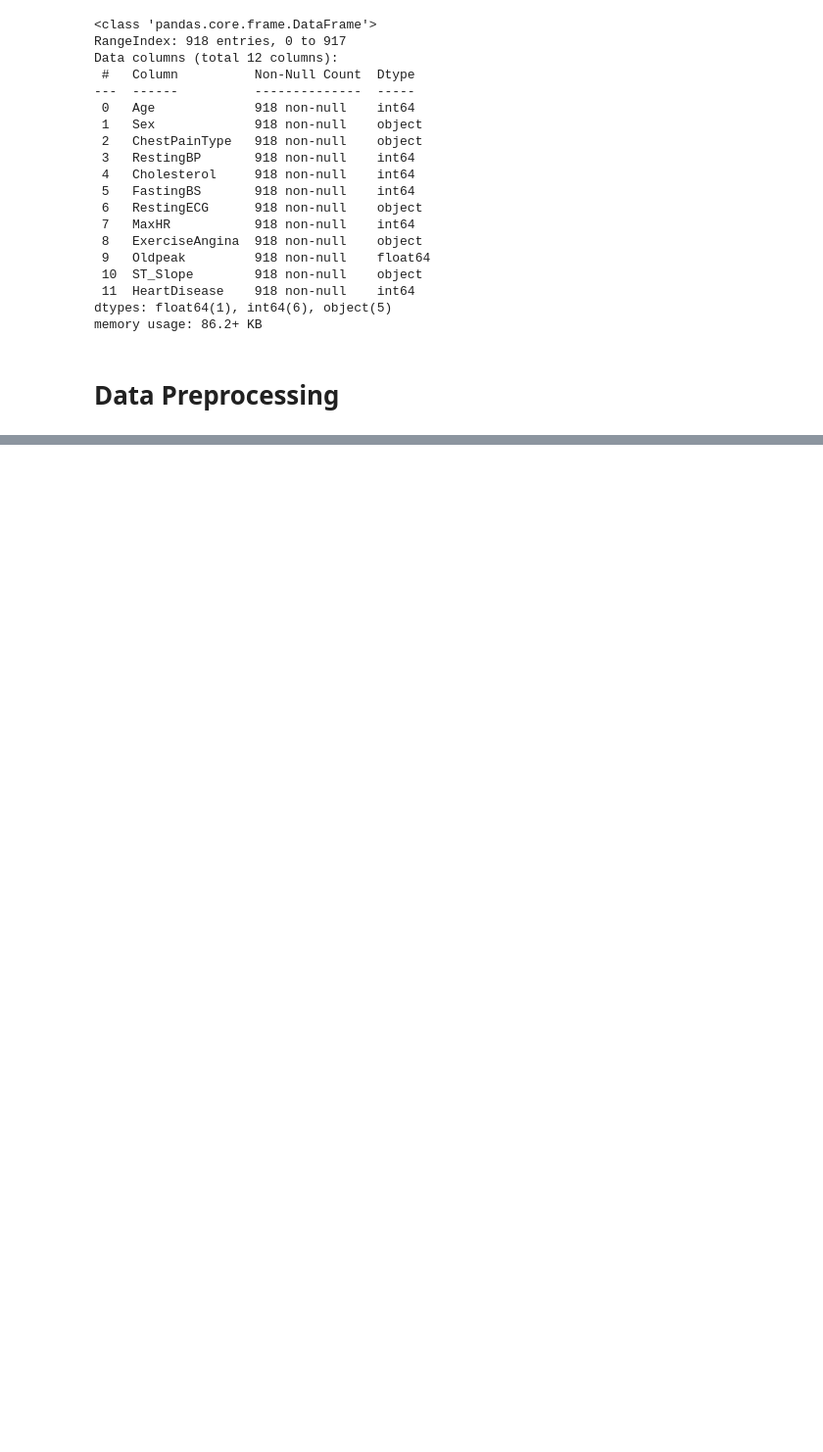
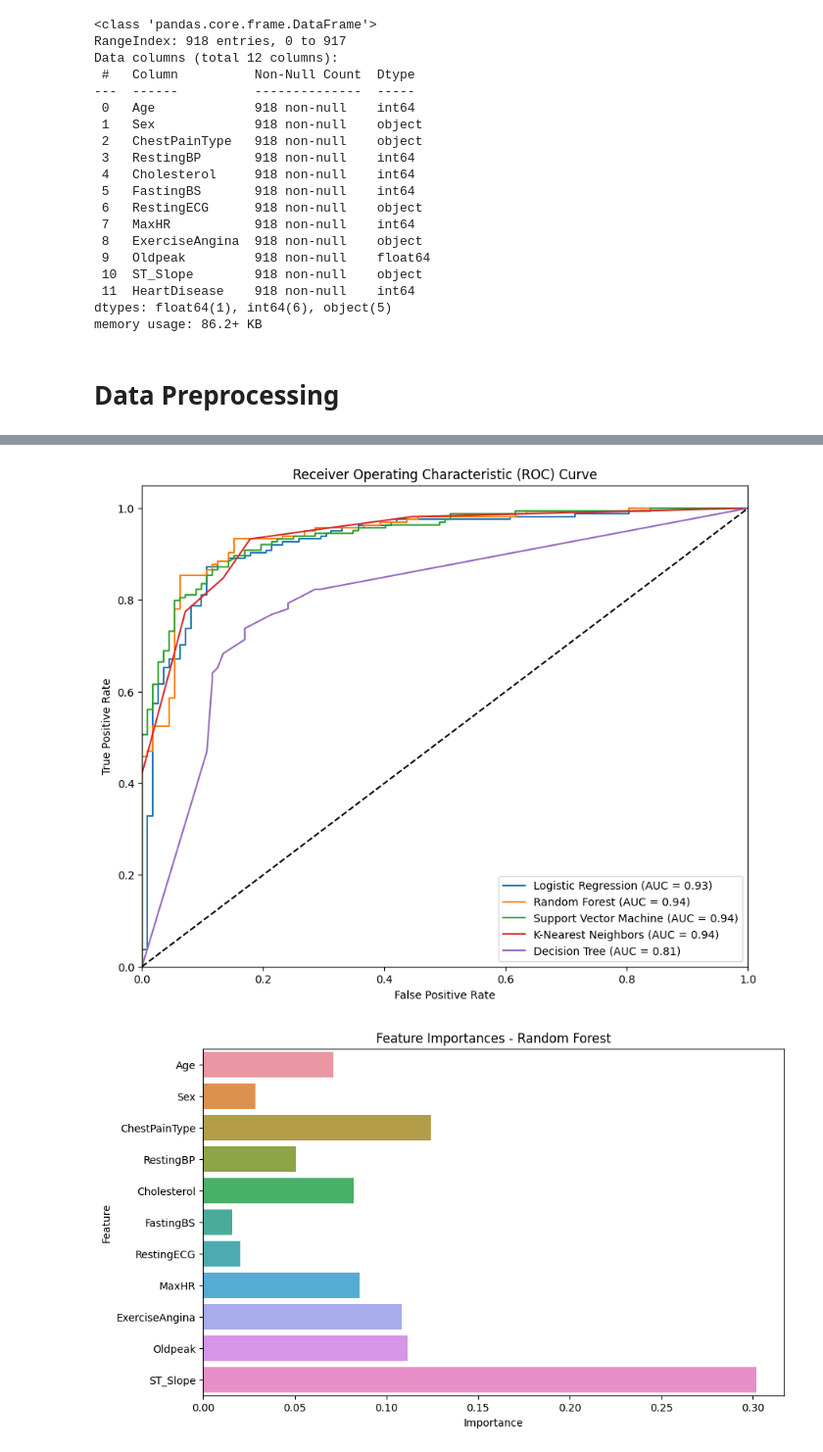
Before and after one commit to pranav-k-jha/kaggle-notebooks, a Jupyter notebook: early-detection-of-heart-attack.ipynb, the cells around one changed output, grey strips where cells are left out. Shown at 98% size. Cells and saved outputs as stored; diff of their text form; code cells hidden in the pictures; blank space fills up the shorter version.

```diff
--- a/early-detection-of-heart-attack.ipynb
+++ b/early-detection-of-heart-attack.ipynb
@@ -120,3 +118,0 @@ X_test = scaler.transform(X_test)
-# %%
-model = LogisticRegression()
-model.fit(X_train, y_train)
@@ -245,17 +118,0 @@ plt.show()
-# %%
-from sklearn.metrics import roc_curve, roc_auc_score
-
-y_prob = model.predict_proba(X_test)[:, 1]
-fpr, tpr, thresholds = roc_curve(y_test, y_prob)
-roc_auc = roc_auc_score(y_test, y_prob)
-
-plt.figure(figsize=(8, 6))
-plt.plot(fpr, tpr, color='darkorange', lw=2, label='ROC curve (area = %0.2f)' % roc_auc)
-plt.plot([0, 1], [0, 1], color='navy', lw=2, linestyle='--')
-plt.xlim([0.0, 1.0])
-plt.ylim([0.0, 1.05])
-plt.xlabel('False Positive Rate')
-plt.ylabel('True Positive Rate')
-plt.title('Receiver Operating Characteristic (ROC) Curve')
-plt.legend(loc="lower right")
-plt.show()
@@ -322,0 +224,53 @@ Best Model Classification Report:
+# %%
+# Plot ROC Curves
+plt.figure(figsize=(10, 8))
+for model_name, result in results.items():
+    fpr, tpr = result['ROC Curve']
+    plt.plot(fpr, tpr, label=f'{model_name} (AUC = {result["ROC AUC Score"]:.2f})')
+
+plt.plot([0, 1], [0, 1], 'k--')
+plt.xlim([0.0, 1.0])
+plt.ylim([0.0, 1.05])
+plt.xlabel('False Positive Rate')
+plt.ylabel('True Positive Rate')
+plt.title('Receiver Operating Characteristic (ROC) Curve')
+plt.legend(loc='lower right')
+plt.show()
+
+# Additional Visualizations
+# Feature importance for Random Forest
+if 'Random Forest' in results:
+    rf_model = results['Random Forest']['Model']
+
+    # Extract the Random Forest model from the pipeline
+    if hasattr(rf_model.named_steps['randomforestclassifier'], 'feature_importances_'):
+        feature_importances = rf_model.named_steps['randomforestclassifier'].feature_importances_
+        feature_names = X.columns
+
+        # Plot feature importances
+        plt.figure(figsize=(10, 6))
+        sns.barplot(x=feature_importances, y=feature_names)
+        plt.title('Feature Importances - Random Forest')
+        plt.xlabel('Importance')
+        plt.ylabel('Feature')
+        plt.show()
+
+# Distribution of Predicted Probabilities
+plt.figure(figsize=(10, 6))
+for model_name, result in results.items():
+    best_model = result['Model']
+
+    # Predict probabilities
+    y_prob = best_model.predict_proba(X_test)[:, 1]
+
+    # Plot distribution of predicted probabilities
+    sns.histplot(y_prob, kde=True, label=model_name, element='step')
+
+plt.title('Distribution of Predicted Probabilities')
+plt.xlabel('Predicted Probability')
+plt.ylabel('Frequency')
+plt.legend()
+plt.show()
+# %% [output]
+[figure, added]
+[figure, added]
```
Also changed, not shown: parts of 40 cells of this notebook.
